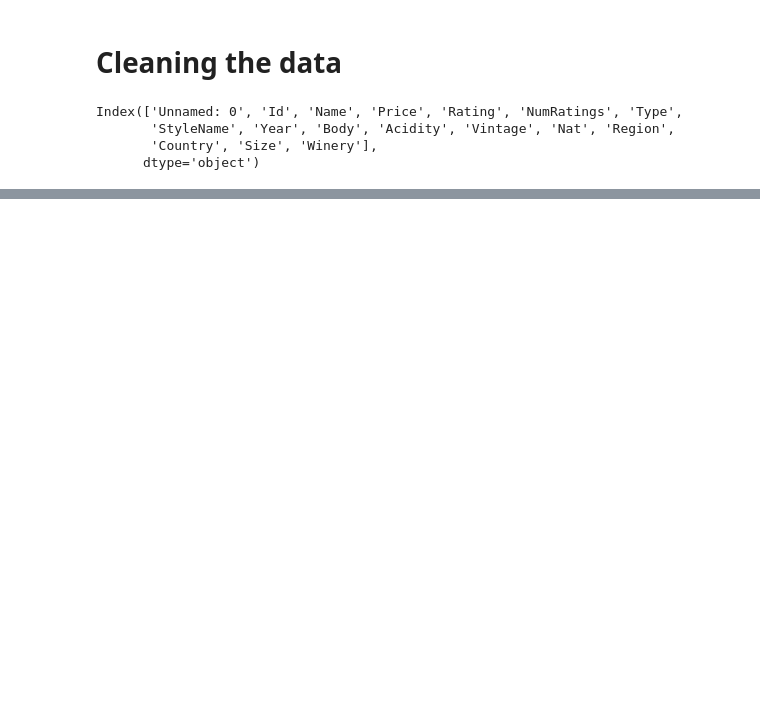
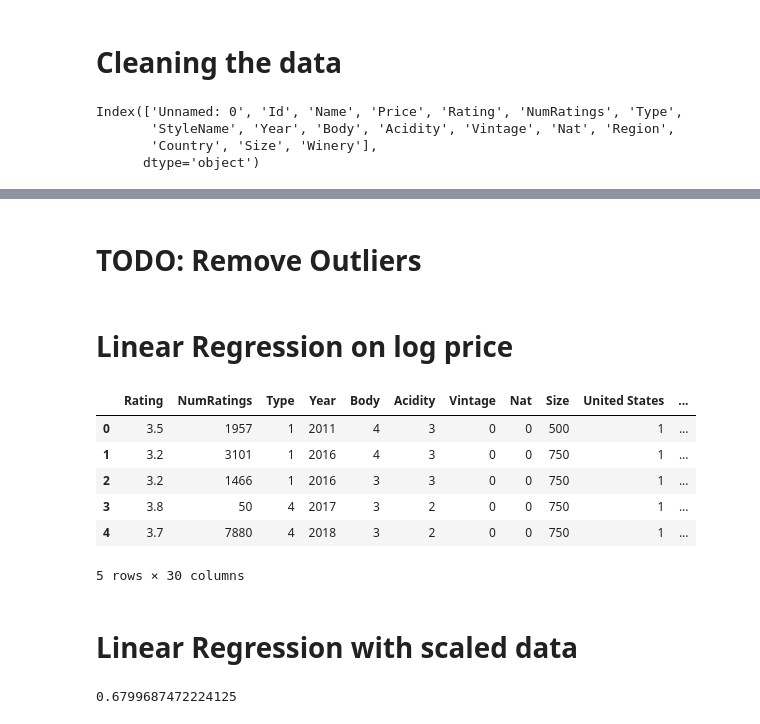
Before and after one commit to vcampos4545/ORIE-4740-Final-Project, a Jupyter notebook: WineDataAnalysis.ipynb, the cells around one changed output, grey strips where cells are left out. Drawn from its saved outputs; the diff is of its cells as text; code cells hidden in the pictures; blank space fills up the shorter version.

```diff
--- a/WineDataAnalysis.ipynb
+++ b/WineDataAnalysis.ipynb
@@ -114,0 +70,33 @@ X_train, X_test = numeric.loc[:index,:], numeric.loc[index:,:]
+# %% [markdown]
+# TODO: Remove Outliers
+# %% [markdown]
+# Linear Regression on log price
+# %%
+#Create X and y
+#Create log price column
+data['log_price'] = np.log(data["Price"])
+
+#X is every column but log price, y is only log price
+X = data.drop(columns=["log_price","Price"])
+y = data[["log_price"]]
+X.head()
+# %% [output]
+|  | Rating | NumRatings | Type | Year | Body | Acidity | Vintage | Nat | Size | United States | ... |
+| 0 | 3.5 | 1957 | 1 | 2011 | 4 | 3 | 0 | 0 | 500 | 1 | ... |
+| 1 | 3.2 | 3101 | 1 | 2016 | 4 | 3 | 0 | 0 | 750 | 1 | ... |
+| 2 | 3.2 | 1466 | 1 | 2016 | 3 | 3 | 0 | 0 | 750 | 1 | ... |
+| 3 | 3.8 | 50 | 4 | 2017 | 3 | 2 | 0 | 0 | 750 | 1 | ... |
+| 4 | 3.7 | 7880 | 4 | 2018 | 3 | 2 | 0 | 0 | 750 | 1 | ... |
+5 rows × 30 columns
+# %% [markdown]
+# Linear Regression with scaled data
+# %%
+#Scale X
+scaler = StandardScaler().fit(X)
+X_scaled = scaler.transform(X)
+X_scaled = pd.DataFrame(X_scaled, columns=X.columns)
+
+reg = LinearRegression().fit(X_scaled, y)
+reg.score(X_scaled, y)
+# %% [output]
+0.6799687472224125
```
Also changed, not shown: parts of 45 cells of this notebook.
